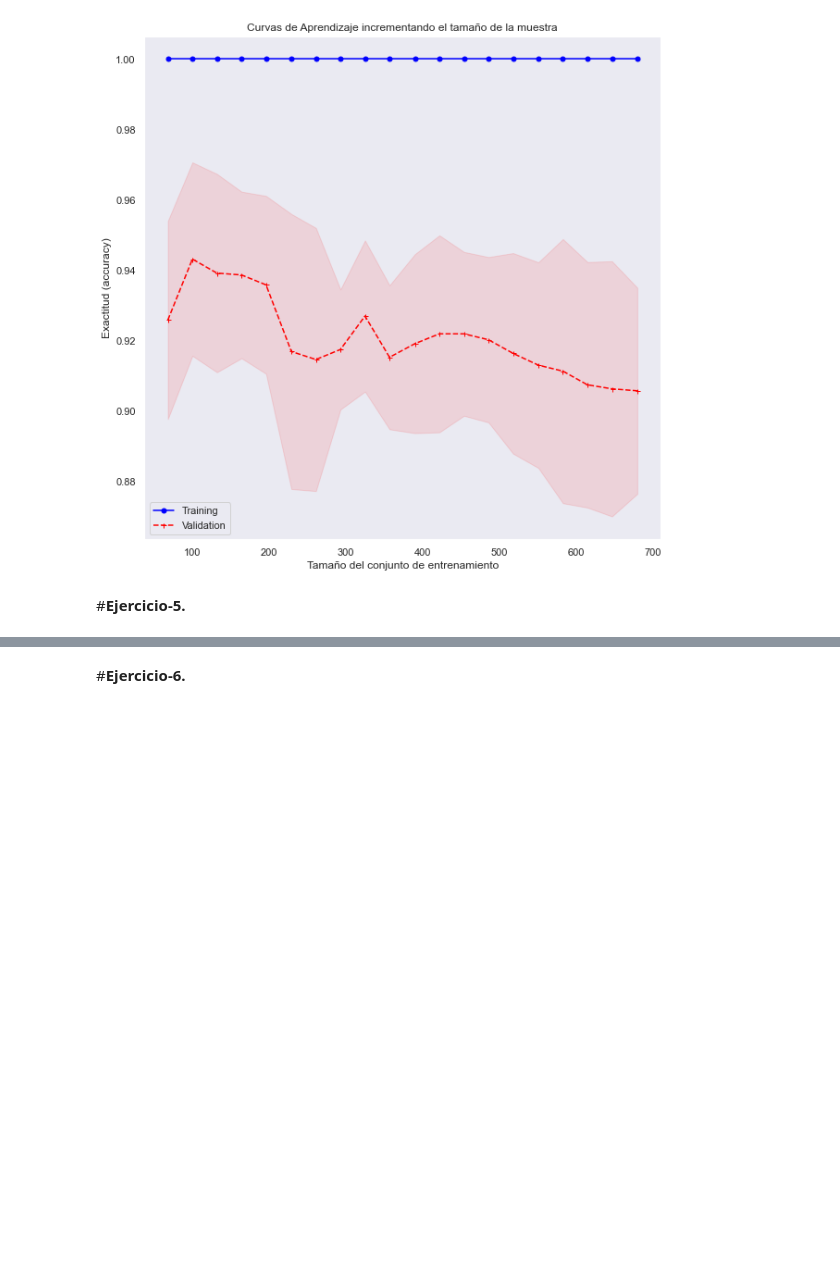
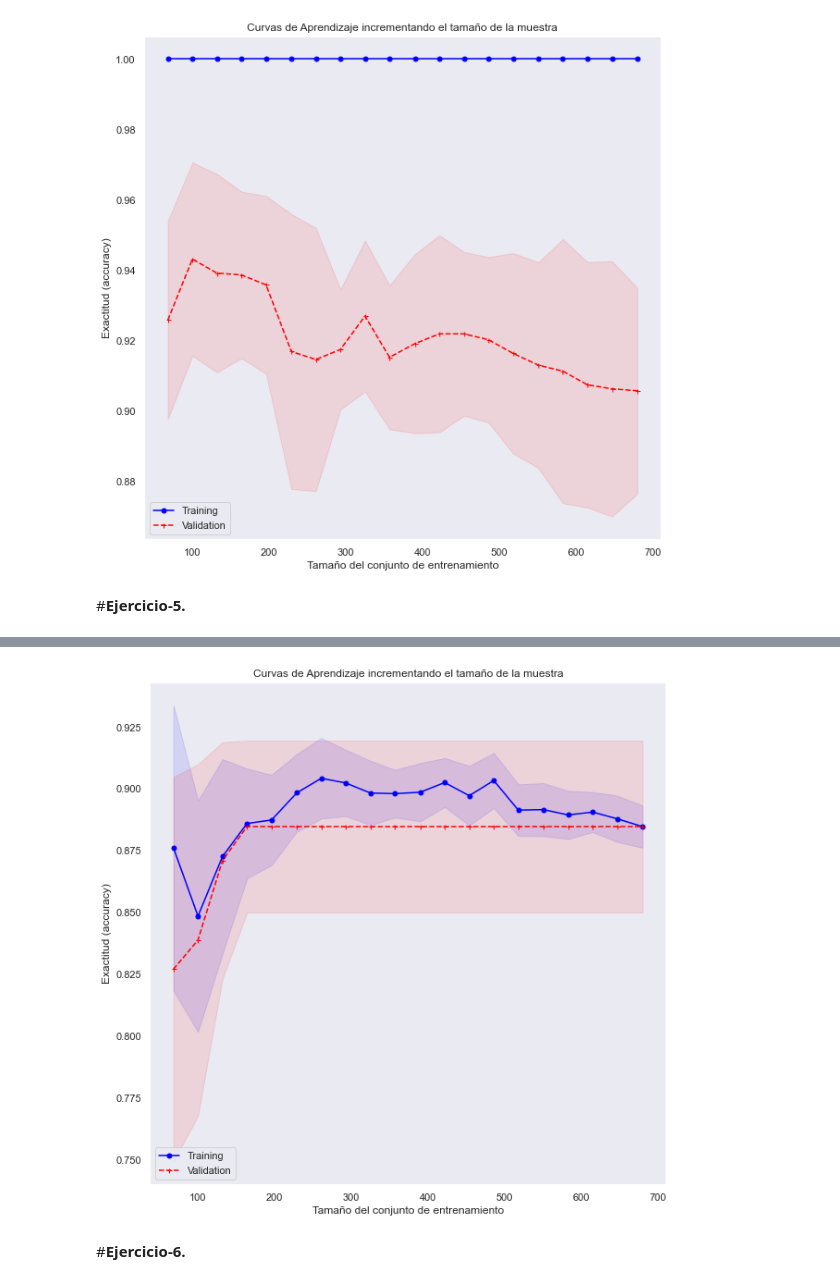
Before and after one commit to Laser57/MNA_EQUIPO27, a Jupyter notebook: TEAM27_MNA_IAyAA_semana_6_Actividad.ipynb, the cells around one changed output, grey strips where cells are left out. Saved outputs shown, nothing was run; the diff lists cells and outputs as text; code cells hidden in the pictures; blank space fills up the shorter version.

```diff
--- a/TEAM27_MNA_IAyAA_semana_6_Actividad.ipynb
+++ b/TEAM27_MNA_IAyAA_semana_6_Actividad.ipynb
@@ -480,0 +477,17 @@ mi_LearningCurvePlot(tr_sizes, tr_scores, val_scores)
+# %%
+modelo = DecisionTreeClassifier(ccp_alpha=0.0001, class_weight='balanced', criterion='gini', max_depth=1, min_samples_split=0.0001)
+kfold = RepeatedStratifiedKFold(n_splits=5, n_repeats=3)
+pipeline = Pipeline(steps=[('ct',columnasTransformer),('m',modelo)])
+delta_train_sz = np.linspace(0.1, 1.0, num=20)
+tr_sizes, tr_scores, val_scores = learning_curve(
+  estimator = pipeline ,
+  X = X_train,
+  y = y_train,
+  cv = kfold ,
+  scoring=make_scorer(mi_precision),
+  train_sizes = delta_train_sz,
+  random_state=11
+)
+mi_LearningCurvePlot(tr_sizes, tr_scores, val_scores)
+# %% [output]
+[figure, added]
```
Also changed, not shown: parts of 6 cells of this notebook.
